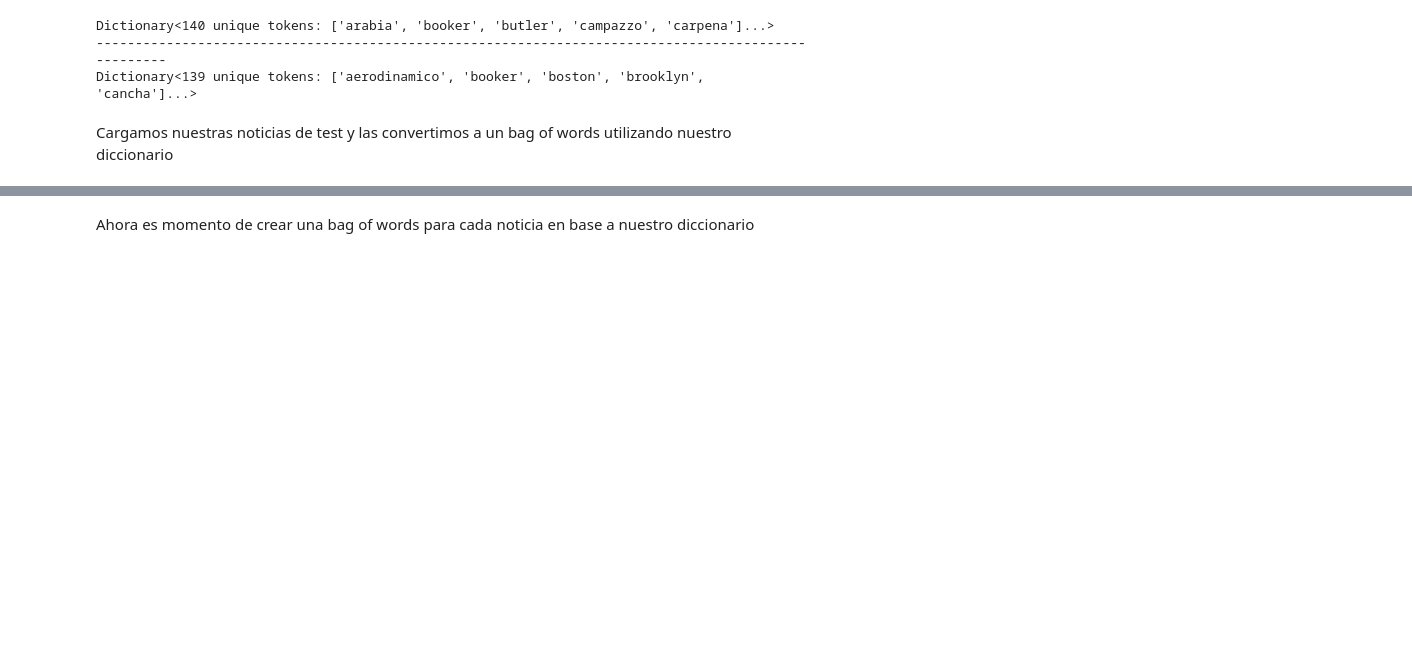
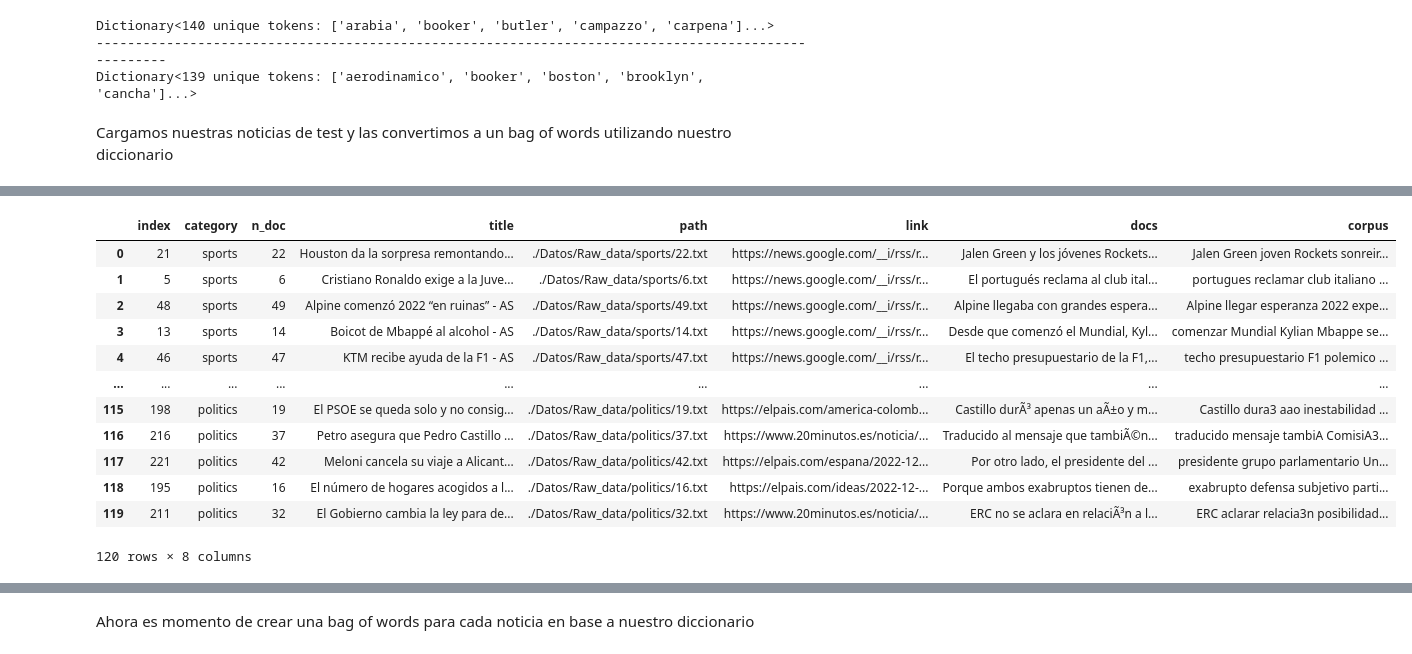
Before and after one commit to Dacarpe03/TextClassification, a Jupyter notebook: Scripts/Clasificacion-Resto.ipynb, the cells around one changed output, grey strips where cells are left out. Drawn from its saved outputs; the diff is of its cells as text; code cells hidden in the pictures; blank space fills up the shorter version.

```diff
--- a/Scripts/Clasificacion-Resto.ipynb
+++ b/Scripts/Clasificacion-Resto.ipynb
@@ -106,5 +133,5 @@ Dictionary<139 unique tokens: ['aerodinamico', 'booker', 'boston', 'brooklyn', '
 # %% [markdown]
 Cargamos nuestras noticias de test y las convertimos a un bag of words utilizando nuestro diccionario
 # %%
-noticias_test_dataframe = pd.read_csv("../Datos/noticias_train.csv")
-noticias_test_dataframe_t = pd.read_csv("../Datos/noticias_test.csv")
+noticias_train_dataframe = pd.read_csv("../Datos/noticias_train.csv")
+noticias_test_dataframe = pd.read_csv("../Datos/noticias_test.csv")
@@ -110,0 +154,16 @@ noticias_test_dataframe_t = pd.read_csv("../Datos/noticias_test.csv")
+# %%
+display(noticias_test_dataframe)
+# %% [output]
+|  | index | category | n_doc | title | path | link | docs | corpus |
+| 0 | 21 | sports | 22 | Houston da la sorpresa remontando... | ./Datos/Raw_data/sports/22.txt | https://news.google.com/__i/rss/r... | Jalen Green y los jóvenes Rockets... | Jalen Green joven Rockets sonreir... |
+| 1 | 5 | sports | 6 | Cristiano Ronaldo exige a la Juve... | ./Datos/Raw_data/sports/6.txt | https://news.google.com/__i/rss/r... | El portugués reclama al club ital... | portugues reclamar club italiano ... |
+| 2 | 48 | sports | 49 | Alpine comenzó 2022 “en ruinas” - AS | ./Datos/Raw_data/sports/49.txt | https://news.google.com/__i/rss/r... | Alpine llegaba con grandes espera... | Alpine llegar esperanza 2022 expe... |
+| 3 | 13 | sports | 14 | Boicot de Mbappé al alcohol - AS | ./Datos/Raw_data/sports/14.txt | https://news.google.com/__i/rss/r... | Desde que comenzó el Mundial, Kyl... | comenzar Mundial Kylian Mbappe se... |
+| 4 | 46 | sports | 47 | KTM recibe ayuda de la F1 - AS | ./Datos/Raw_data/sports/47.txt | https://news.google.com/__i/rss/r... | El techo presupuestario de la F1,... | techo presupuestario F1 polemico ... |
+| ... | ... | ... | ... | ... | ... | ... | ... | ... |
+| 115 | 198 | politics | 19 | El PSOE se queda solo y no consig... | ./Datos/Raw_data/politics/19.txt | https://elpais.com/america-colomb... | Castillo durÃ³ apenas un aÃ±o y m... | Castillo dura3 aao inestabilidad ... |
+| 116 | 216 | politics | 37 | Petro asegura que Pedro Castillo ... | ./Datos/Raw_data/politics/37.txt | https://www.20minutos.es/noticia/... | Traducido al mensaje que tambiÃ©n... | traducido mensaje tambiA ComisiA3... |
+| 117 | 221 | politics | 42 | Meloni cancela su viaje a Alicant... | ./Datos/Raw_data/politics/42.txt | https://elpais.com/espana/2022-12... | Por otro lado, el presidente del ... | presidente grupo parlamentario Un... |
+| 118 | 195 | politics | 16 | El número de hogares acogidos a l... | ./Datos/Raw_data/politics/16.txt | https://elpais.com/ideas/2022-12-... | Porque ambos exabruptos tienen de... | exabrupto defensa subjetivo parti... |
+| 119 | 211 | politics | 32 | El Gobierno cambia la ley para de... | ./Datos/Raw_data/politics/32.txt | https://www.20minutos.es/noticia/... | ERC no se aclara en relaciÃ³n a l... | ERC aclarar relacia3n posibilidad... |
+120 rows × 8 columns
```
Also changed, not shown: parts of 47 cells of this notebook, 6 other files.
